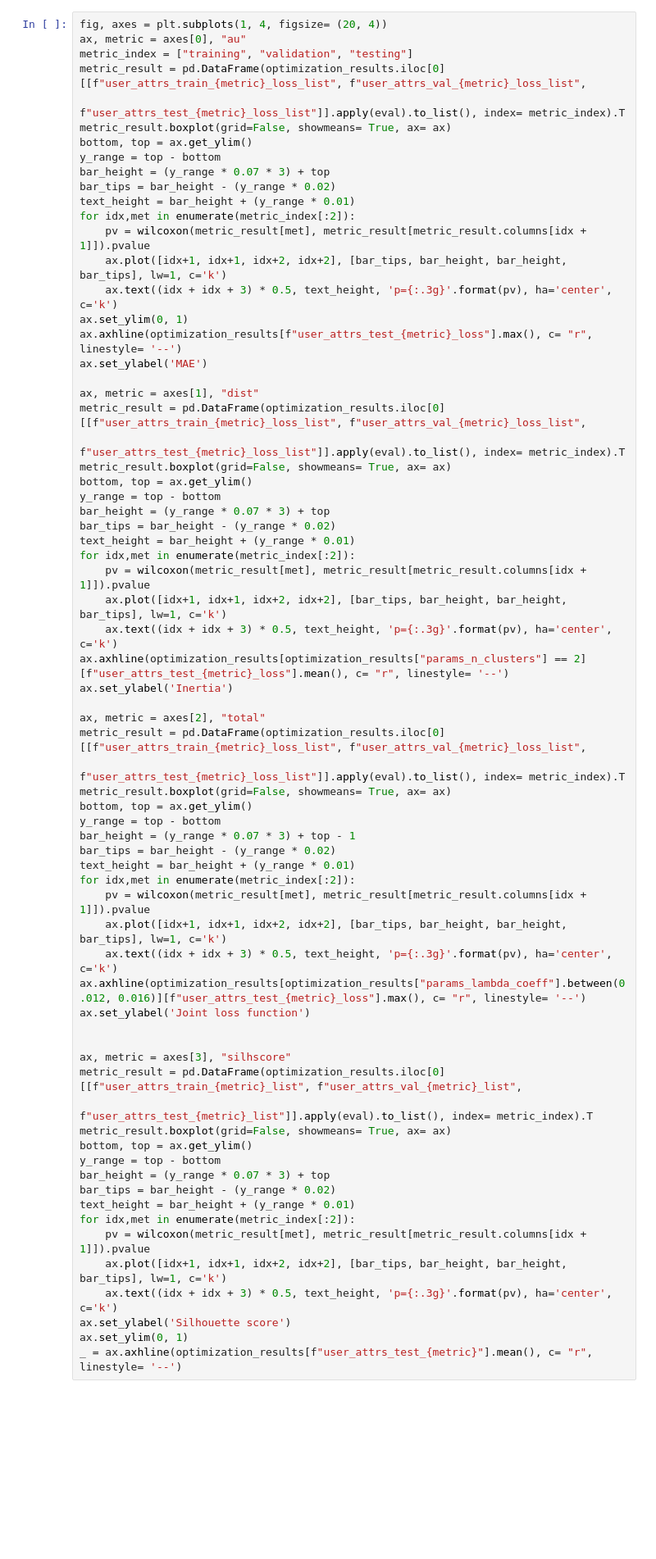
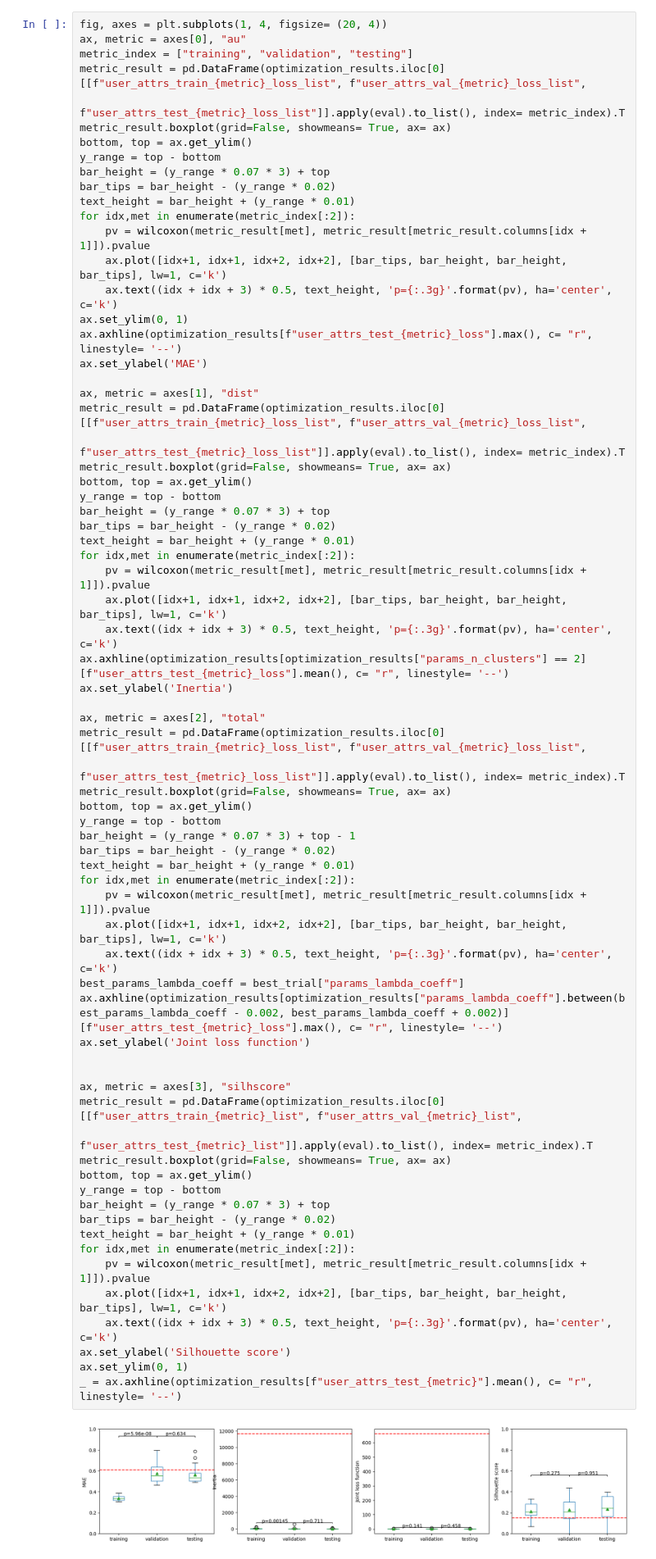
Before and after one commit to albertolzs/edc_mo_pdac_val, a Jupyter notebook: src/visualization.ipynb, the cells around one changed output. Shown at 82% size. Drawn from its saved outputs; the diff is of its cells as text; blank space fills up the shorter version.

```diff
--- a/src/visualization.ipynb
+++ b/src/visualization.ipynb
@@ -163,32 +234,35 @@ metric_result = pd.DataFrame(optimization_results.iloc[0][[f"user_attrs_train_{m
                                            f"user_attrs_test_{metric}_loss_list"]].apply(eval).to_list(), index= metric_index).T
 metric_result.boxplot(grid=False, showmeans= True, ax= ax)
 bottom, top = ax.get_ylim()
 y_range = top - bottom
 bar_height = (y_range * 0.07 * 3) + top - 1
 bar_tips = bar_height - (y_range * 0.02)
 text_height = bar_height + (y_range * 0.01)
 for idx,met in enumerate(metric_index[:2]):
     pv = wilcoxon(metric_result[met], metric_result[metric_result.columns[idx + 1]]).pvalue
     ax.plot([idx+1, idx+1, idx+2, idx+2], [bar_tips, bar_height, bar_height, bar_tips], lw=1, c='k')
     ax.text((idx + idx + 3) * 0.5, text_height, 'p={:.3g}'.format(pv), ha='center', c='k')
-ax.axhline(optimization_results[optimization_results["params_lambda_coeff"].between(0.012, 0.016)][f"user_attrs_test_{metric}_loss"].max(), c= "r", linestyle= '--')
+best_params_lambda_coeff = best_trial["params_lambda_coeff"]
+ax.axhline(optimization_results[optimization_results["params_lambda_coeff"].between(best_params_lambda_coeff - 0.002, best_params_lambda_coeff + 0.002)][f"user_attrs_test_{metric}_loss"].max(), c= "r", linestyle= '--')
 ax.set_ylabel('Joint loss function')
 
 
 ax, metric = axes[3], "silhscore"
 metric_result = pd.DataFrame(optimization_results.iloc[0][[f"user_attrs_train_{metric}_list", f"user_attrs_val_{metric}_list",
                                            f"user_attrs_test_{metric}_list"]].apply(eval).to_list(), index= metric_index).T
 metric_result.boxplot(grid=False, showmeans= True, ax= ax)
 bottom, top = ax.get_ylim()
 y_range = top - bottom
 bar_height = (y_range * 0.07 * 3) + top
 bar_tips = bar_height - (y_range * 0.02)
 text_height = bar_height + (y_range * 0.01)
 for idx,met in enumerate(metric_index[:2]):
     pv = wilcoxon(metric_result[met], metric_result[metric_result.columns[idx + 1]]).pvalue
     ax.plot([idx+1, idx+1, idx+2, idx+2], [bar_tips, bar_height, bar_height, bar_tips], lw=1, c='k')
     ax.text((idx + idx + 3) * 0.5, text_height, 'p={:.3g}'.format(pv), ha='center', c='k')
 ax.set_ylabel('Silhouette score')
 ax.set_ylim(0, 1)
 _ = ax.axhline(optimization_results[f"user_attrs_test_{metric}"].mean(), c= "r", linestyle= '--')
+# %% [output]
+[figure, added]
 # %%
```
Also changed, not shown: parts of 54 cells of this notebook, 5 other files.
